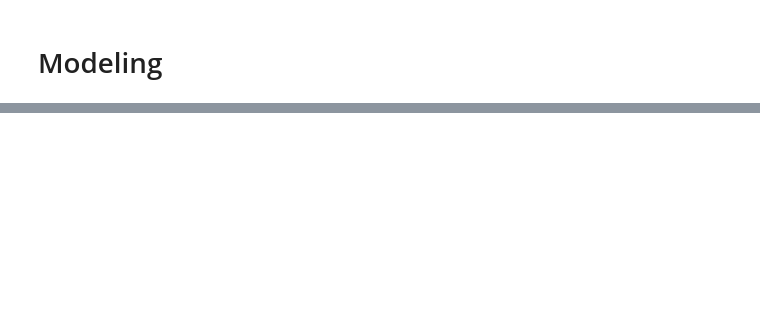
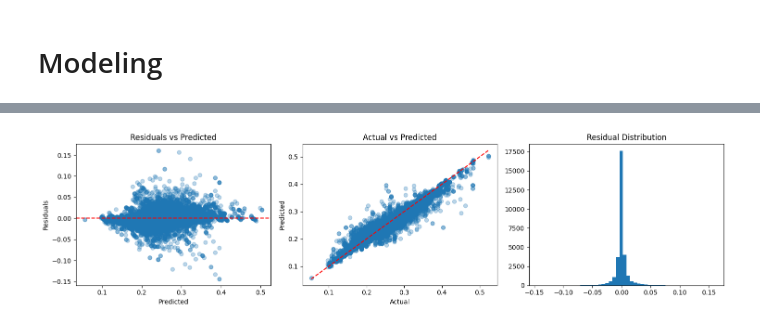
Before and after one commit to djmans630/DSC148_Project, a Jupyter notebook: DSC148_Final_Project_Daniel.ipynb, the cells around one changed output, grey strips where cells are left out. Cells and saved outputs as stored; diff of their text form; code cells hidden in the pictures; blank space fills up the shorter version.

Commit message:
updated notebook to have rf and boosting final models

```diff
--- a/DSC148_Final_Project_Daniel.ipynb
+++ b/DSC148_Final_Project_Daniel.ipynb
@@ -575,0 +781,32 @@ Index(['make_origin_European', 'make_origin_German', 'make_origin_Japanese',
+# %%
+# boosting residuals
+
+y_pred = gs.best_estimator_.predict(X_trtrain)  # or your val set
+residuals = y_trtrain - y_pred
+
+fig, axes = plt.subplots(1, 3, figsize=(15, 4))
+
+
+axes[0].scatter(y_pred, residuals, alpha=0.3)
+axes[0].axhline(0, color='red', linestyle='--')
+axes[0].set_xlabel('Predicted')
+axes[0].set_ylabel('Residuals')
+axes[0].set_title('Residuals vs Predicted')
+
+
+axes[2].hist(residuals, bins=50)
+axes[2].set_title('Residual Distribution')
+
+
+axes[1].scatter(y_trtrain, y_pred, alpha=0.3)
+axes[1].plot([y_trtrain.min(), y_trtrain.max()],
+             [y_trtrain.min(), y_trtrain.max()],
+             'r--')
+axes[1].set_xlabel('Actual')
+axes[1].set_ylabel('Predicted')
+axes[1].set_title('Actual vs Predicted')
+
+plt.tight_layout()
+plt.show()
+# %% [output]
+[figure, added]
```
Also changed, not shown: parts of 28 cells of this notebook, 2 other files.
